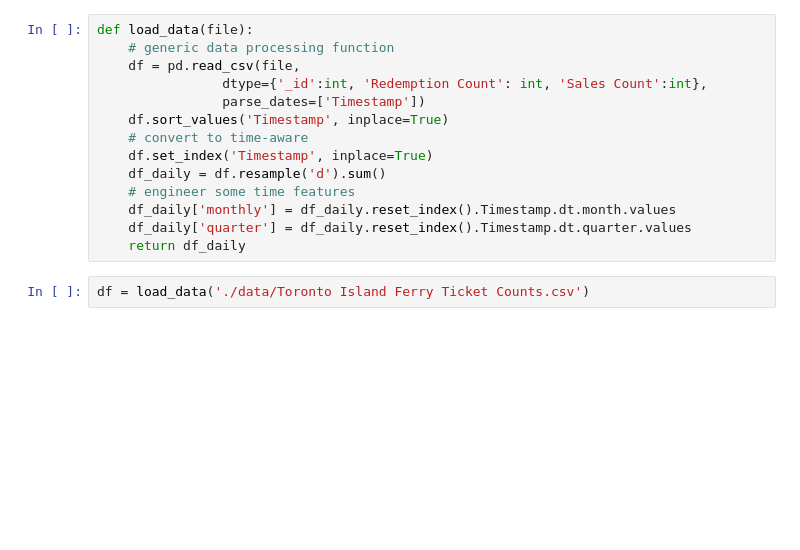
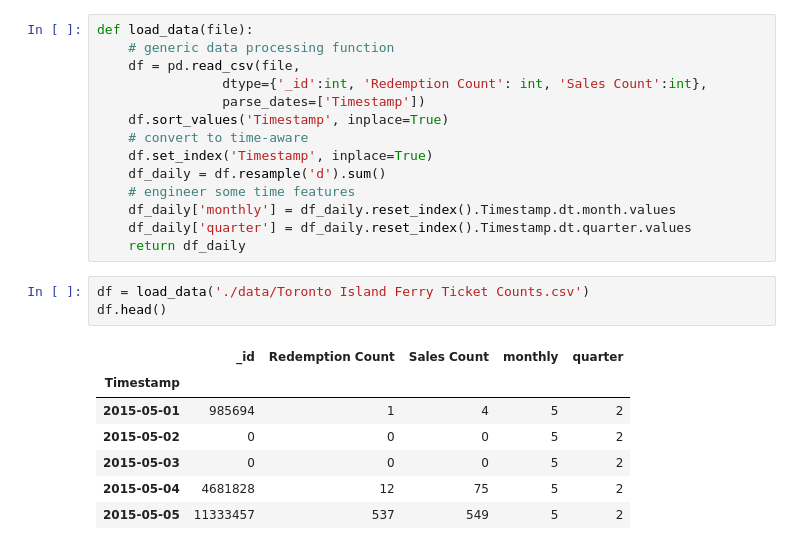
Before and after one commit to mmaisonnave/forecasting-ferry-traffic-toronto, a Jupyter notebook: Modelling.ipynb, the cells around one changed output. Cells and saved outputs as stored; diff of their text form; blank space fills up the shorter version.

```diff
--- a/Modelling.ipynb
+++ b/Modelling.ipynb
@@ -19,3 +19,12 @@ def load_data(file):
     return df_daily
 # %%
 df = load_data('./data/Toronto Island Ferry Ticket Counts.csv')
+df.head()
+# %% [output]
+|  | _id | Redemption Count | Sales Count | monthly | quarter |
+| Timestamp |  |  |  |  |  |
+| 2015-05-01 | 985694 | 1 | 4 | 5 | 2 |
+| 2015-05-02 | 0 | 0 | 0 | 5 | 2 |
+| 2015-05-03 | 0 | 0 | 0 | 5 | 2 |
+| 2015-05-04 | 4681828 | 12 | 75 | 5 | 2 |
+| 2015-05-05 | 11333457 | 537 | 549 | 5 | 2 |
```
Also changed, not shown: parts of 3 cells of this notebook, 1 other file.
